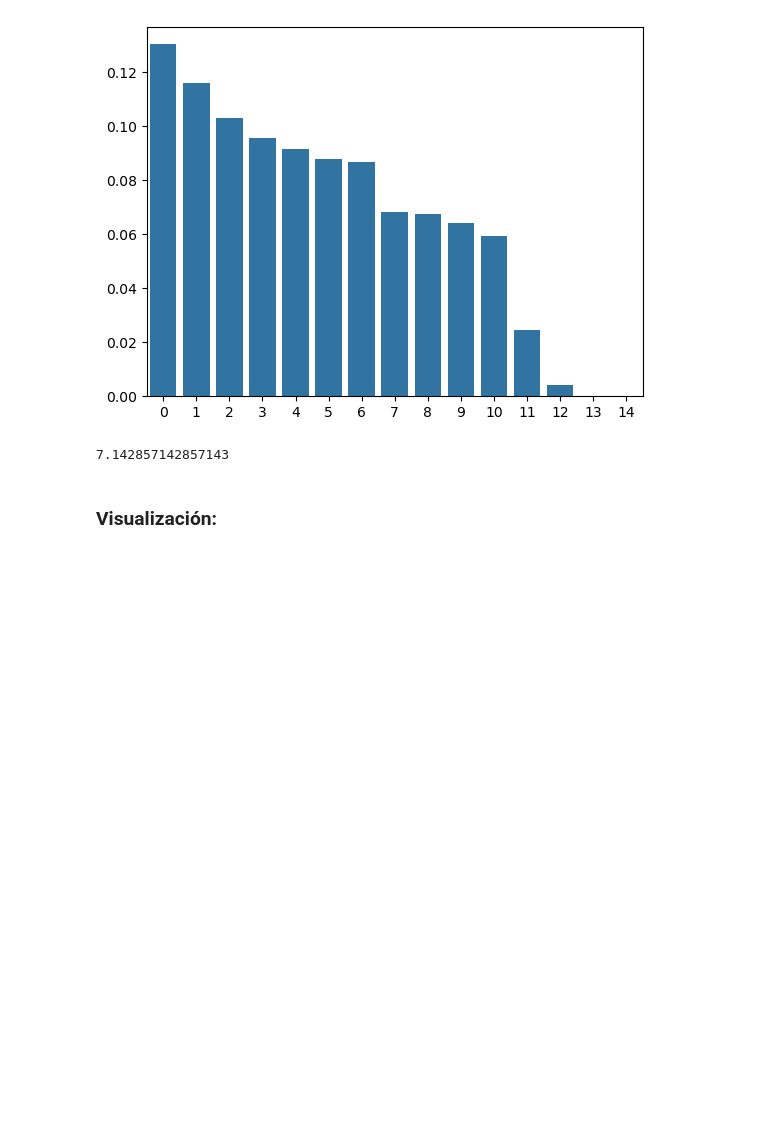
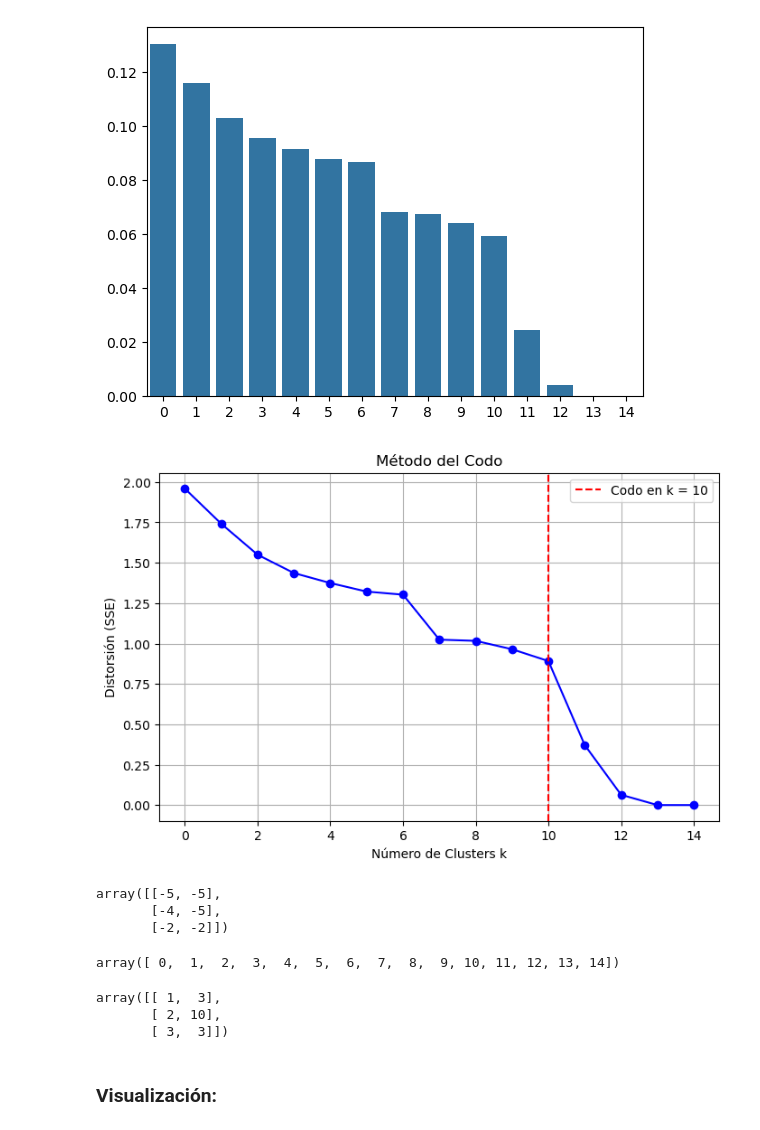
Before and after one commit to josejjgs1923/proyecto-analisis-calidad-aire-bogota, a Jupyter notebook: Tarea3_Juan_Jose_Garcia_G7.ipynb, the cells around one changed output. Drawn from its saved outputs; the diff is of its cells as text; code cells hidden in the pictures; blank space fills up the shorter version.

Commit message:
se agrego el grafico screeplot, para analizar los componentes

```diff
--- a/Tarea3_Juan_Jose_Garcia_G7.ipynb
+++ b/Tarea3_Juan_Jose_Garcia_G7.ipynb
@@ -423,10 +436,38 @@ sns.barplot(modelo_pca.explained_variance_ratio_)
 # %% [output]
 <Axes: >
 [figure]
-# %%
-100/14
-# %% [output]
-7.142857142857143
+# %%
+indices_comp = np.arange(15)
+
+codo = punto_codo(indices_comp, modelo_pca.explained_variance_)
+
+grafico_codo(indices_comp, modelo_pca.explained_variance_, punto_codo=codo)
+# %% [output]
+[figure, added]
+# %%
+val1 = np.array([[1,2],[2,2],[4,5]])
+
+val2 = np.array([6,7])
+
+val1 - val2
+# %% [output]
+array([[-5, -5],
+       [-4, -5],
+       [-2, -2]])
+# %%
+np.arange(15)
+# %% [output]
+array([ 0,  1,  2,  3,  4,  5,  6,  7,  8,  9, 10, 11, 12, 13, 14])
+# %%
+a = np.array([1,2,3])
+
+b = np.array([3,10,3])
+
+np.vstack((a,b)).T
+# %% [output]
+array([[ 1,  3],
+       [ 2, 10],
+       [ 3,  3]])
 # %% [markdown]
 ### Visualización:
 # %% [markdown]
```
Also changed, not shown: parts of 3 cells of this notebook.
